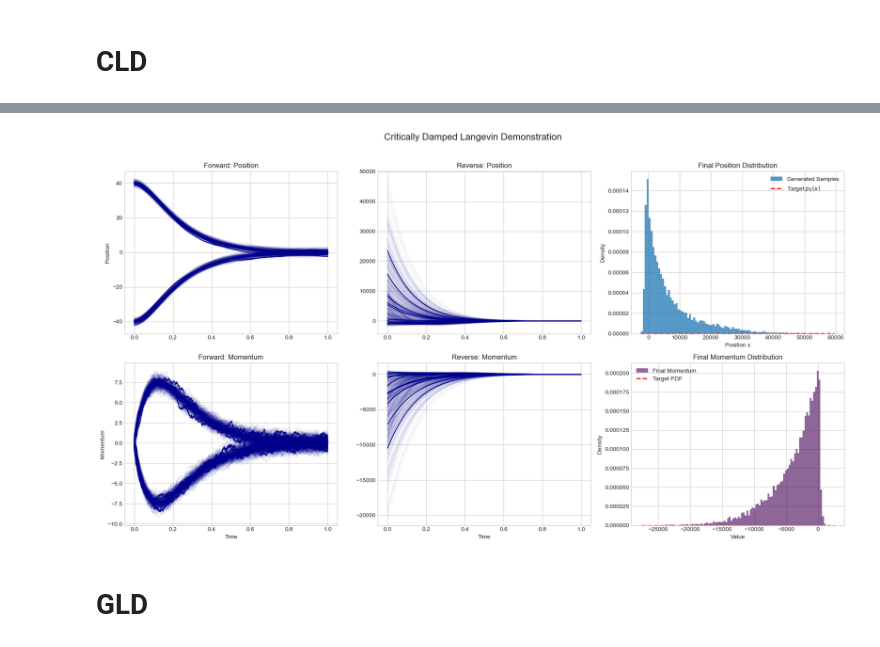
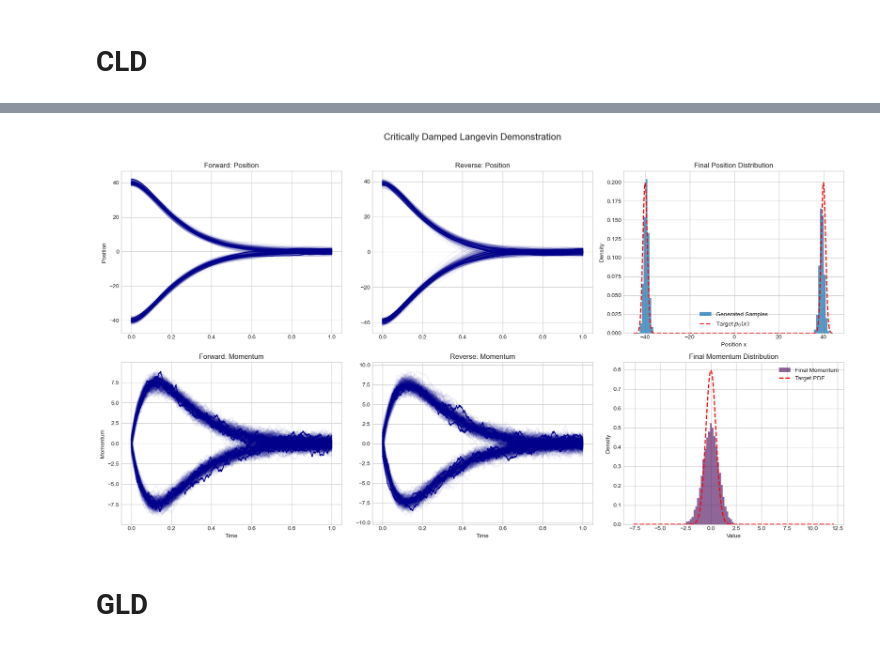
Before and after one commit to rajit906/GeneralizedLangevinDiffusion, a Jupyter notebook: gld/gmm/train.ipynb, the cells around one changed output, grey strips where cells are left out. Saved outputs shown, nothing was run; the diff lists cells and outputs as text; code cells hidden in the pictures.

```diff
--- a/gld/gmm/train.ipynb
+++ b/gld/gmm/train.ipynb
@@ -71,6 +71,7 @@ import torch
 import matplotlib.pyplot as plt
 from diffusion.cld import CriticallyDampedLangevin
 from models import CLDScoreNetwork
+DEVICE = torch.device("cpu")  # or "cuda" if you trained on GPU
 
 GMM_PARAMS = {
     'weights': [0.5, 0.5],
@@ -81,7 +82,7 @@ GMM_PARAMS = {
 # Initialize CLD
 cld = CriticallyDampedLangevin(GMM_PARAMS)
 save_dir = "checkpoints/cld"
-train = False
+train = True
 if train:
     # Train with Hybrid Score Matching
     model, losses = cld.train_score_network_hsm(
@@ -114,4 +131,4 @@ cld.run_demonstration(n_plot, n_hist, score_model=model)  # Learned
-[figure, old version]
+[figure, new version]
 # %% [markdown]
 # GLD
 # %%
```
Also changed, not shown: parts of 3 cells of this notebook.
